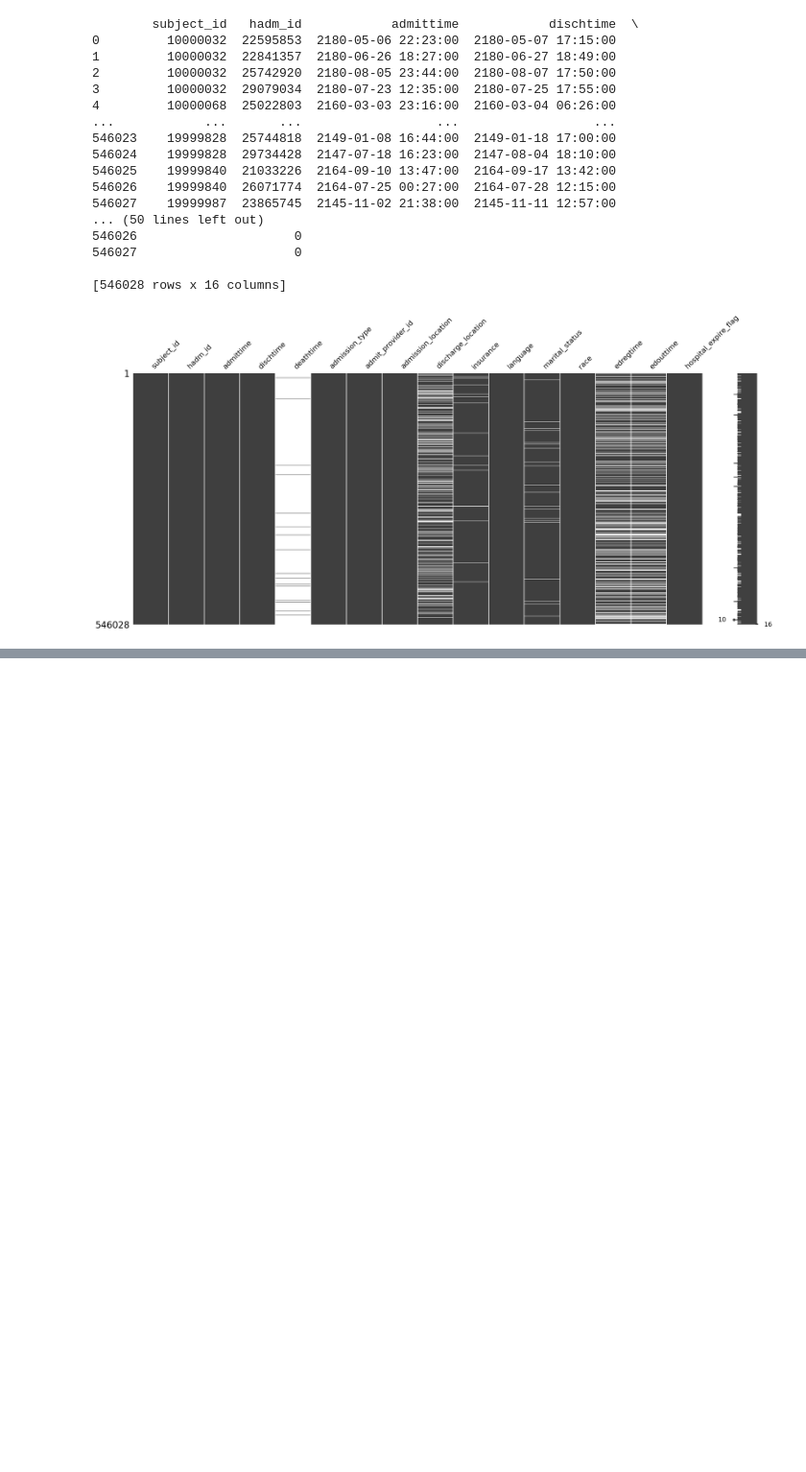
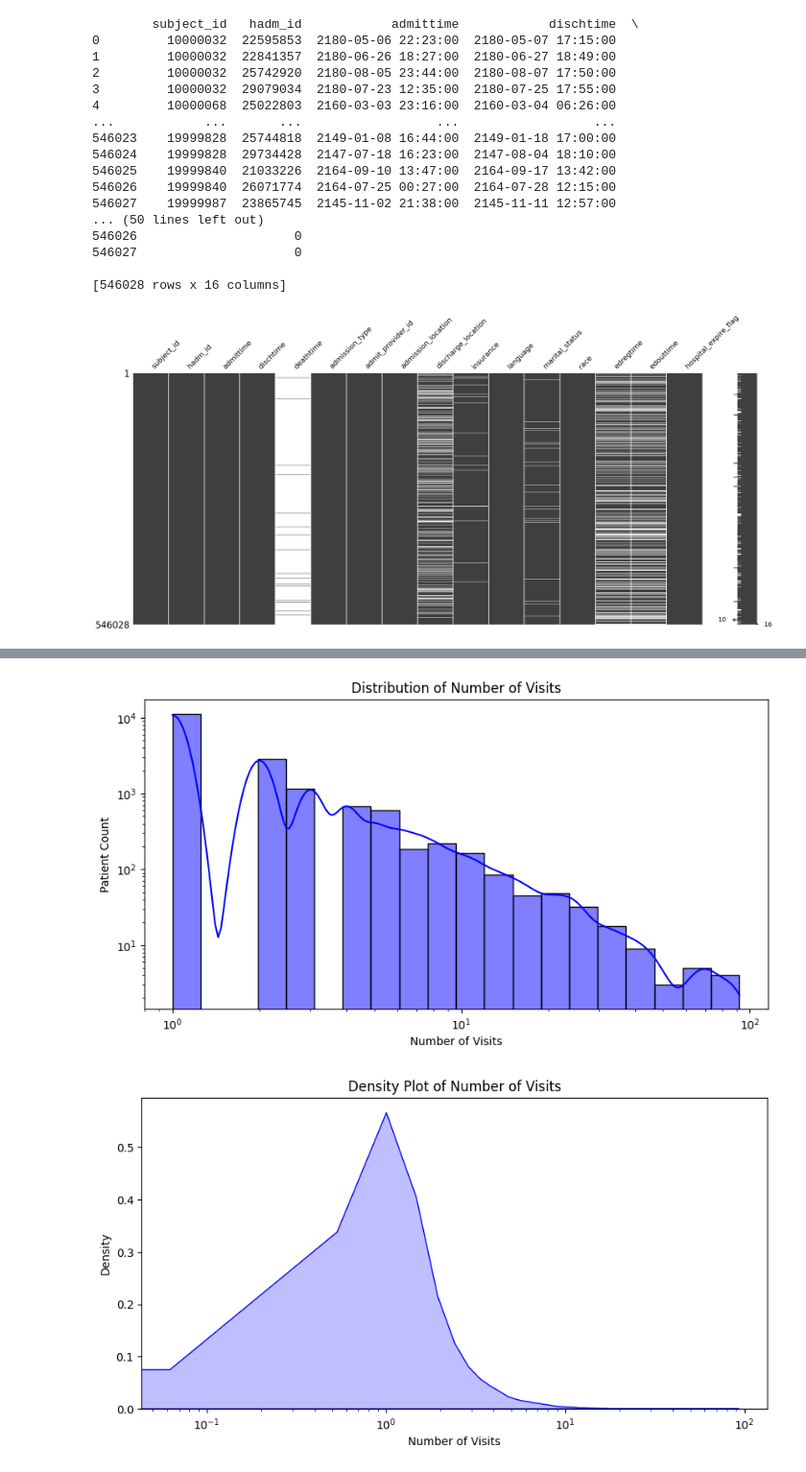
Before and after one commit to neebm/HLTH650_project, a Jupyter notebook: data_reader.ipynb, the cells around one changed output, grey strips where cells are left out. Shown: that part at 96% size. Cells and saved outputs as stored; diff of their text form; code cells hidden in the pictures; blank space fills up the shorter version.

Commit message:
Add files via upload
data reader code and representative sample

```diff
--- a/data_reader.ipynb
+++ b/data_reader.ipynb
@@ -138,0 +485,30 @@ model = AutoModel.from_pretrained("medicalai/ClinicalBERT")
+# %%
+#sampled distribution
+df  = pd.read_csv('/home/bhux/mikayla/ProjectLLM-hlth/Superutil/hosp/representative_sampled_data.csv')
+
+import matplotlib.pyplot as plt
+import seaborn as sns
+
+#print(df.columns)
+
+plt.figure(figsize=(10, 5))
+plt.yscale("log")  # Apply logarithmic scale to the y-axis
+plt.xscale("log")
+sns.histplot(df["total_visits"], bins=20, kde=True, color="blue")  # Histogram with kernel density estimate
+plt.xlabel("Number of Visits")
+plt.ylabel("Patient Count")
+plt.title("Distribution of Number of Visits")
+
+plt.figure(figsize=(10, 5))
+
+sns.kdeplot(df["total_visits"], color="blue", fill=True)  # Density plot (KDE)
+plt.xscale("log")  # Logarithmic scale for better visualization (optional)
+plt.xlabel("Number of Visits")
+plt.ylabel("Density")
+plt.title("Density Plot of Number of Visits")
+
+
+plt.show()
+# %% [output]
+[figure, added]
+[figure, added]
```
Also changed, not shown: parts of 7 cells of this notebook, 1 other file.
